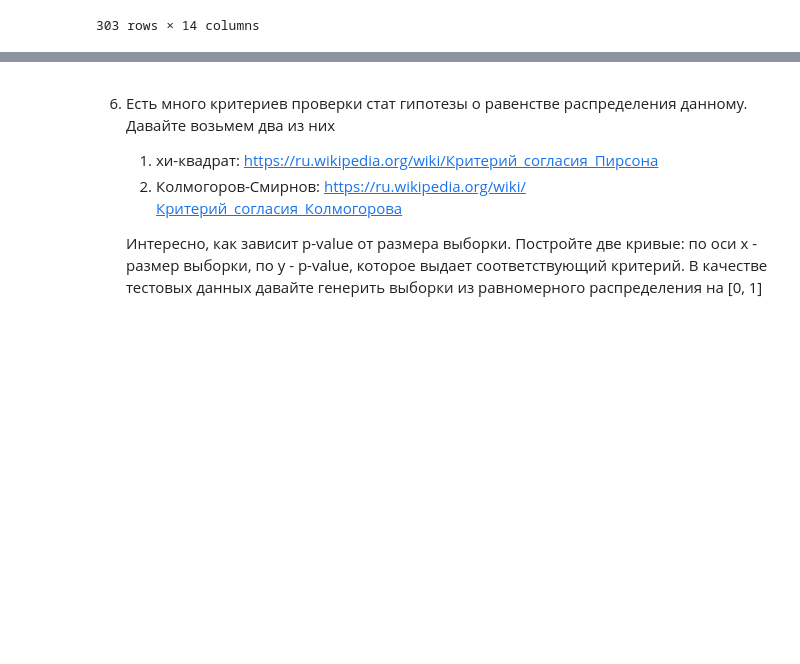
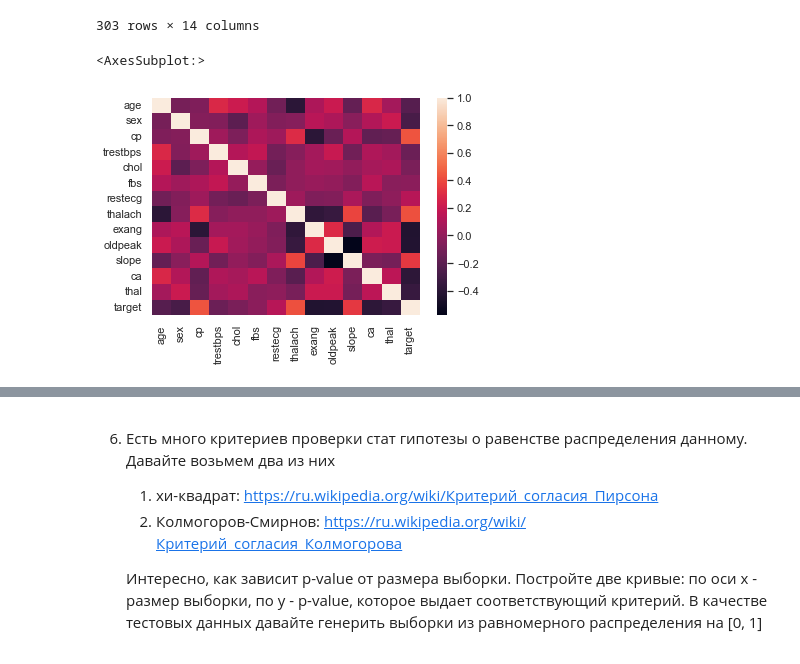
Before and after one commit to BillyYank/SPBGU-Analitics-2021, a Jupyter notebook: homeworks/NataliaFlud/29-11-2021/home-math.ipynb, the cells around one changed output, grey strips where cells are left out. Drawn from its saved outputs; the diff is of its cells as text; code cells hidden in the pictures; blank space fills up the shorter version.

```diff
--- a/homeworks/NataliaFlud/29-11-2021/home-math.ipynb
+++ b/homeworks/NataliaFlud/29-11-2021/home-math.ipynb
@@ -121,3 +123,10 @@ data
 | 301 | 57 | 1 | 0 | 130 | 131 | 0 | 1 | 115 | 1 | 1.2 | 1 | ... |
 | 302 | 57 | 0 | 1 | 130 | 236 | 0 | 0 | 174 | 0 | 0.0 | 1 | ... |
 303 rows × 14 columns
+# %%
+data_corr = data.corr() # построим матрицу корреляции
+# %%
+sns.heatmap(data_corr) # диаграмму матрицу корреляции
+# %% [output]
+<AxesSubplot:>
+[figure, added]
```
Also changed, not shown: parts of 3 cells of this notebook.
